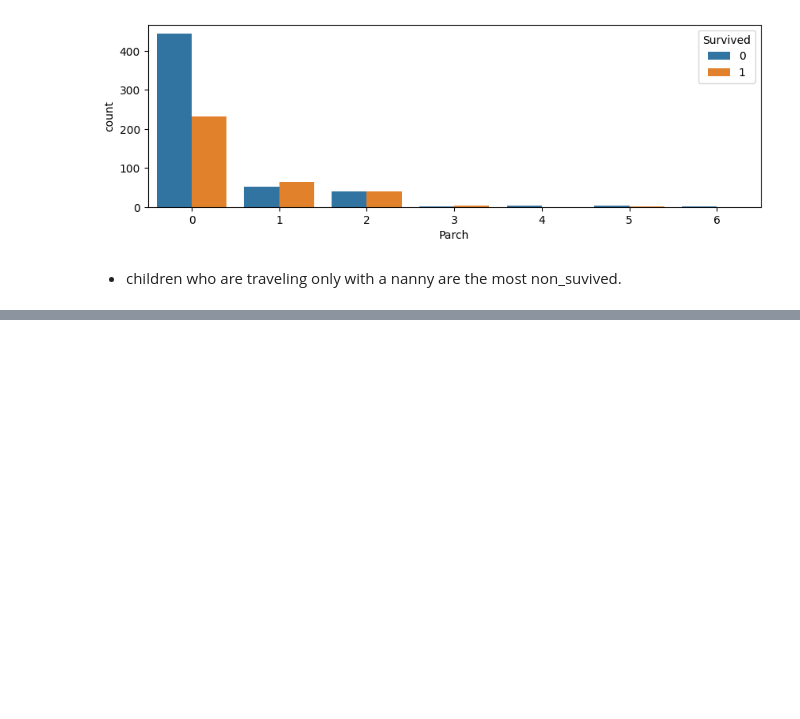
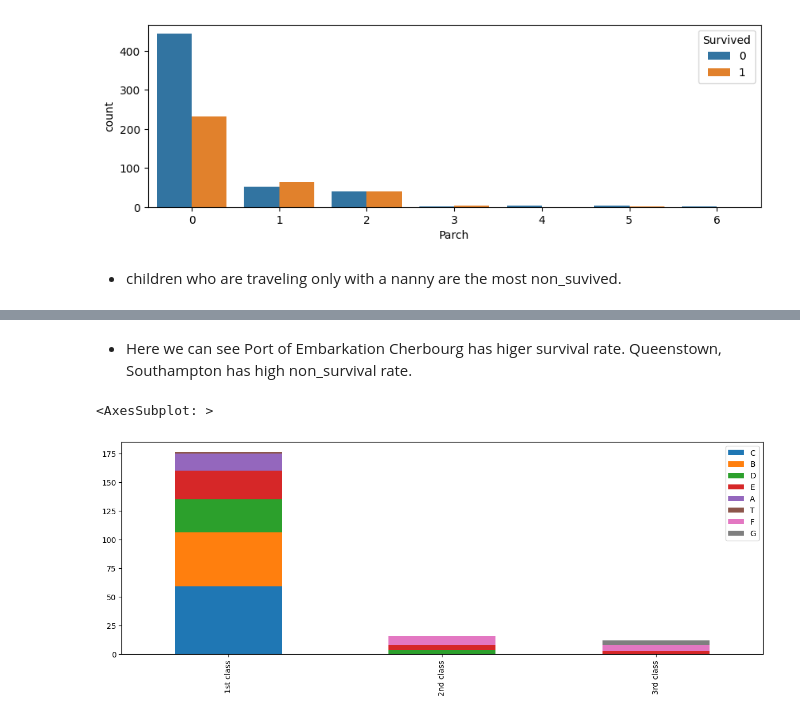
Before and after one commit to ortizfram/Case-study-of-Titanic, a Jupyter notebook: case-study.ipynb, the cells around one changed output, grey strips where cells are left out. Saved outputs shown, nothing was run; the diff lists cells and outputs as text; code cells hidden in the pictures; blank space fills up the shorter version.

```diff
--- a/case-study.ipynb
+++ b/case-study.ipynb
@@ -172,0 +178,14 @@ get_value_counts("Parch")
+# %% [markdown]
+- Here we can see Port of Embarkation Cherbourg has higer survival rate. Queenstown, Southampton has high non_survival rate.
+# %%
+df1 = df
+for i in (df1,):
+    i["Cabin"] = i["Cabin"].str[0:1]
+pcl1 = df1[df1["Pclass"]==1]["Cabin"].value_counts()
+pcl2 = df1[df1["Pclass"]==2]["Cabin"].value_counts()
+pcl3 = df1[df1["Pclass"]==3]["Cabin"].value_counts()
+_temp = pd.DataFrame([pcl1,pcl2,pcl3],index = ["1st class","2nd class","3rd class"])
+_temp.plot(kind="bar",stacked = True, figsize=(15,5))
+# %% [output]
+<AxesSubplot: >
+[figure, added]
```
Also changed, not shown: parts of 4 cells of this notebook.
